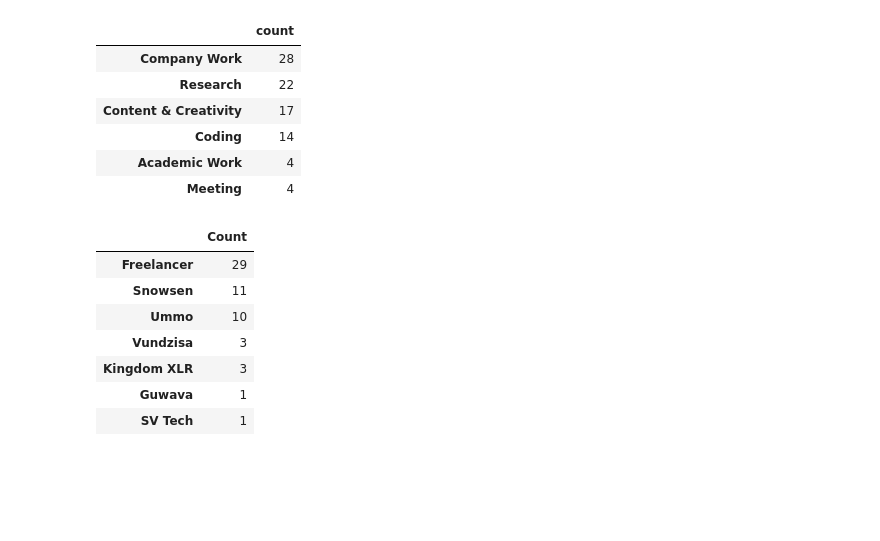
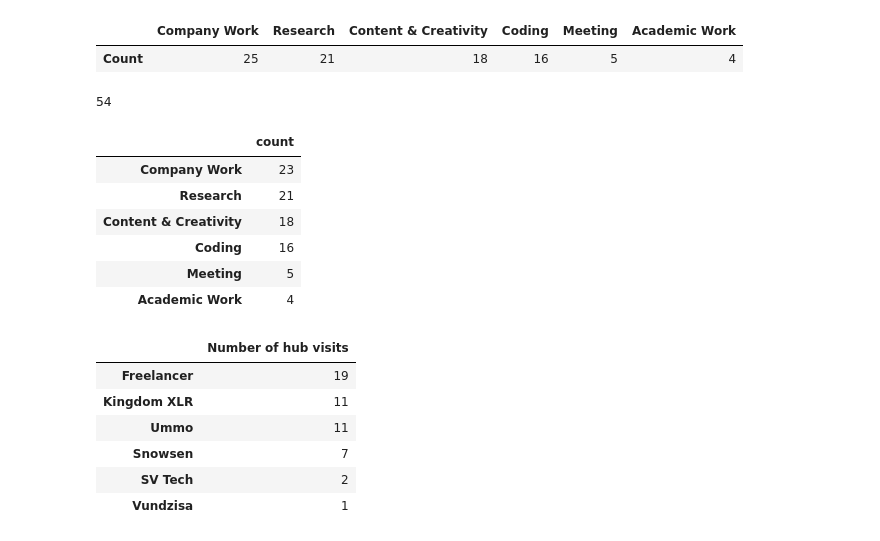
Before and after one commit to Lungelo-cloud/Hub-Analytics, a Jupyter notebook: Hub_Analytica.ipynb, the cells around one changed output. Saved outputs shown, nothing was run; the diff lists cells and outputs as text; code cells hidden in the pictures; blank space fills up the shorter version.

```diff
--- a/Hub_Analytica.ipynb
+++ b/Hub_Analytica.ipynb
@@ -21,7 +62,7 @@ df.head()
 # %%
-df['Timestamp'] = pd.to_datetime(df['Timestamp'])
-df['Sign-in Time'] = pd.to_datetime(df['Sign-in Time'])
-df['What time do you expect to be out of The Hub?'] = pd.to_datetime(df['What time do you expect to be out of The Hub?'])
-df['Time Duration(hrs)'] = (df['What time do you expect to be out of The Hub?']-df['Sign-in Time'])/np.timedelta64(1,'h')
-df.dtypes
+#df['Timestamp'] = pd.to_datetime(df['Timestamp'])
+#df['Sign-in Time'] = pd.to_datetime(df['Sign-in Time'])
+#df['What time do you expect to be out of The Hub?'] = pd.to_datetime(df['What time do you expect to be out of The Hub?'])
+df1['How many hours will you be putting in?'] = pd.to_numeric(df1['How many hours will you be putting in?'])
+df1.dtypes
 # %% [output]
@@ -68,0 +89,6 @@ Name: Time Duration(hrs), dtype: int64
+# %%
+df['Time Duration(hrs)'] = (df['What time do you expect to be out of The Hub?']-df['Sign-in Time'])/np.timedelta64(1,'h')
+df['Time Duration(hrs)'] = abs(df['Time Duration(hrs)'])
+df['Time Duration(hrs)'] = df['Time Duration(hrs)'].replace(0.0, 8.0)
+# %%
+df1 = df.loc['2021-08-23 00:00:00':'2021-08-29 23:00:00']
@@ -69,5 +104,13 @@ Name: Time Duration(hrs), dtype: int64
+# %%
+plt2.T
+# %% [output]
+|  | Company Work | Research | Content & Creativity | Coding | Meeting | Academic Work |
+| Count | 25 | 21 | 18 | 16 | 5 | 4 |
+# %%
+len(df1)
+# %% [output]
+54
 # %%
-df1 = df.loc['2021-08-09 00:00:00':'2021-08-15 23:00:00']
 df2 = df1['What are you working on today?']
 splitting_columns = lambda x: pd.Series([i for i in reversed(x.split(','))])
 df2 = df2.apply(splitting_columns)
@@ -76,31 +119,30 @@ df2[1] = df2[1].str.strip()
 df2[2] = df2[2].str.strip()
 df3 = df2[0].append(df2[1], ignore_index=True)
 df4 = df3.append(df2[2], ignore_index=True)
+df4 = df4.dropna()
 df5 = df4.value_counts(dropna=True).to_frame()
 df5.columns = ['count']
 df5
 # %% [output]
 |  | count |
-| Company Work | 28 |
-| Research | 22 |
-| Content & Creativity | 17 |
-| Coding | 14 |
+| Company Work | 23 |
+| Research | 21 |
+| Content & Creativity | 18 |
+| Coding | 16 |
+| Meeting | 5 |
 | Academic Work | 4 |
-| Meeting | 4 |
 # %%
 df6 = df1['What company do you work for?']
 df7 = df6.value_counts().to_frame()
-df7.columns = ['Count']
-df7
+df7.columns = ['Number of hub visits']
 # %% [output]
-|  | Count |
-| Freelancer | 29 |
-| Snowsen | 11 |
-| Ummo | 10 |
-| Vundzisa | 3 |
-| Kingdom XLR | 3 |
-| Guwava | 1 |
-| SV Tech | 1 |
+|  | Number of hub visits |
+| Freelancer | 19 |
+| Kingdom XLR | 11 |
+| Ummo | 11 |
+| Snowsen | 7 |
+| SV Tech | 2 |
+| Vundzisa | 1 |
 # %%
 df8 = df1['What equipment will you use?']
 df8 = df8.apply(splitting_columns)
```
Also changed, not shown: parts of 37 cells of this notebook.
